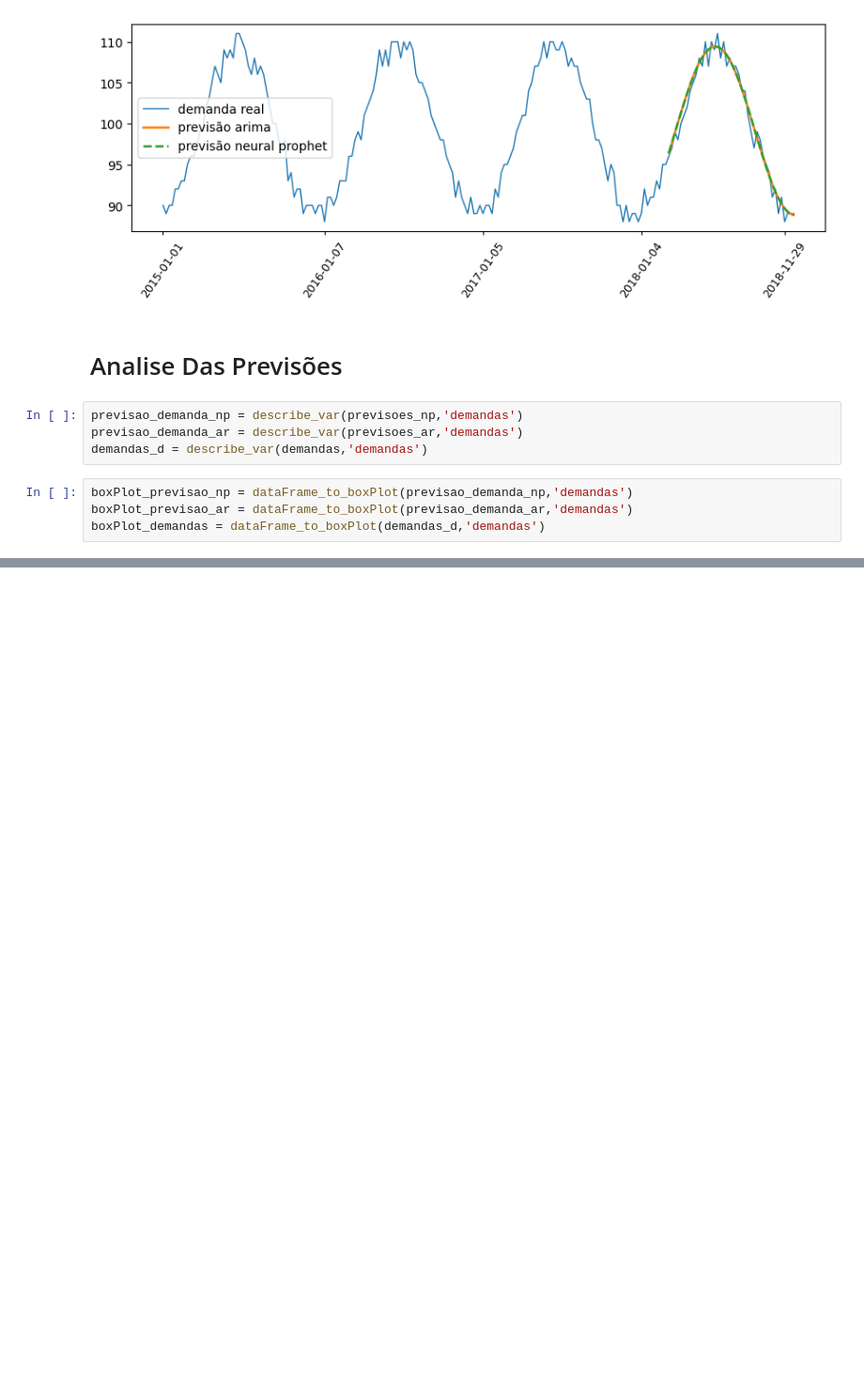
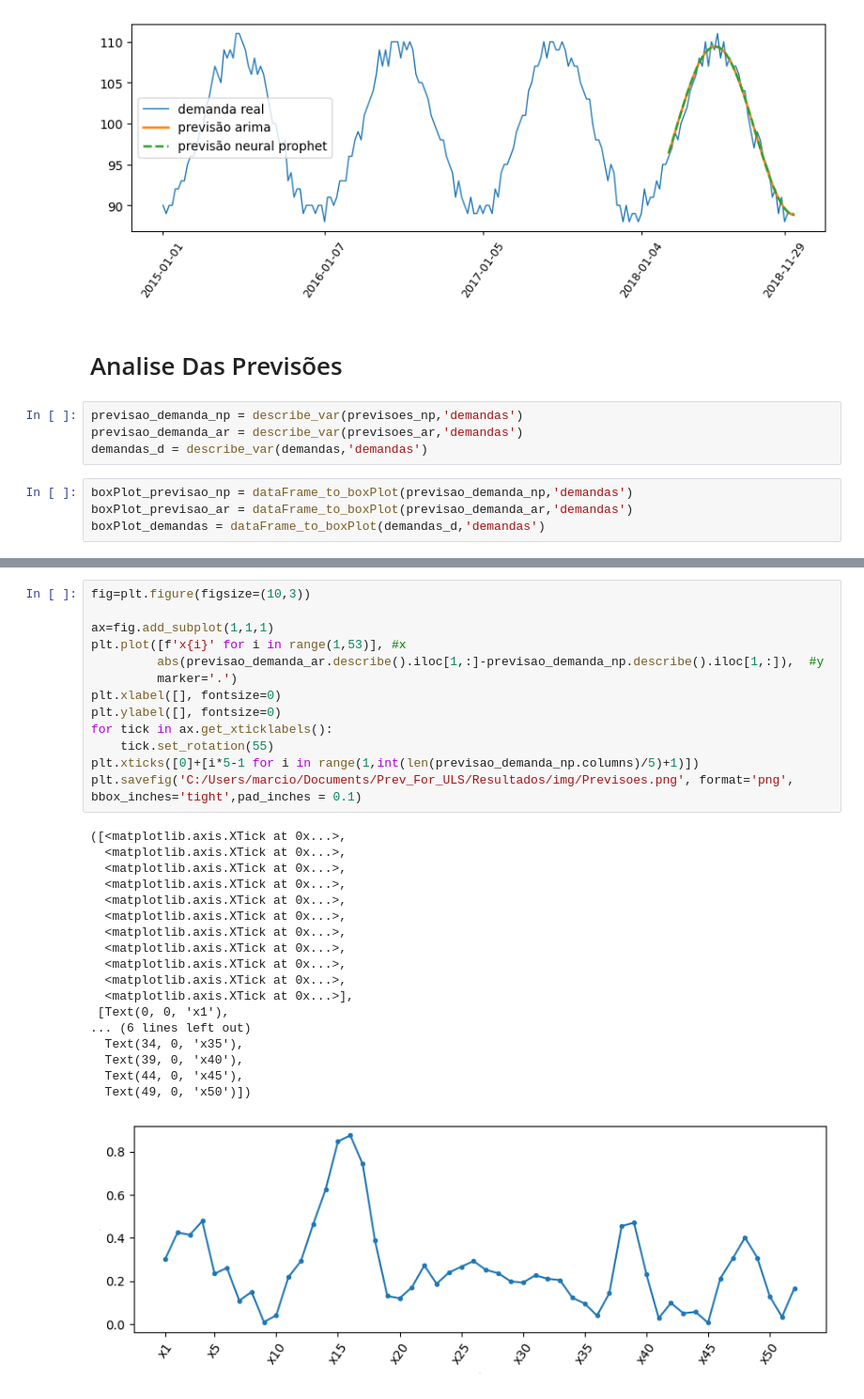
Before and after one commit to MarcioB1999/Prev_For_ULS, a Jupyter notebook: Modelos_previsao/previsoes_analise.ipynb, the cells around one changed output, grey strips where cells are left out. Shown: that part at 94% size. Cells and saved outputs as stored; diff of their text form; blank space fills up the shorter version.

```diff
--- a/Modelos_previsao/previsoes_analise.ipynb
+++ b/Modelos_previsao/previsoes_analise.ipynb
@@ -160,0 +179,32 @@ plt.savefig('C:/Users/marcio/Documents/Prev_For_ULS/Resultados/img/Previsoes.png
+# %%
+fig=plt.figure(figsize=(10,3))
+
+ax=fig.add_subplot(1,1,1)
+plt.plot([f'x{i}' for i in range(1,53)], #x
+         abs(previsao_demanda_ar.describe().iloc[1,:]-previsao_demanda_np.describe().iloc[1,:]),  #y
+         marker='.')
+plt.xlabel([], fontsize=0)
+plt.ylabel([], fontsize=0)
+for tick in ax.get_xticklabels():
+    tick.set_rotation(55)
+plt.xticks([0]+[i*5-1 for i in range(1,int(len(previsao_demanda_np.columns)/5)+1)])
+plt.savefig('C:/Users/marcio/Documents/Prev_For_ULS/Resultados/img/Previsoes.png', format='png', bbox_inches='tight',pad_inches = 0.1)
+# %% [output]
+([<matplotlib.axis.XTick at 0x...>,
+  <matplotlib.axis.XTick at 0x...>,
+  <matplotlib.axis.XTick at 0x...>,
+  <matplotlib.axis.XTick at 0x...>,
+  <matplotlib.axis.XTick at 0x...>,
+  <matplotlib.axis.XTick at 0x...>,
+  <matplotlib.axis.XTick at 0x...>,
+  <matplotlib.axis.XTick at 0x...>,
+  <matplotlib.axis.XTick at 0x...>,
+  <matplotlib.axis.XTick at 0x...>,
+  <matplotlib.axis.XTick at 0x...>],
+ [Text(0, 0, 'x1'),
+... (6 lines left out)
+  Text(34, 0, 'x35'),
+  Text(39, 0, 'x40'),
+  Text(44, 0, 'x45'),
+  Text(49, 0, 'x50')])
+[figure, added]
```
Also changed, not shown: parts of 4 cells of this notebook, 10 other files.
